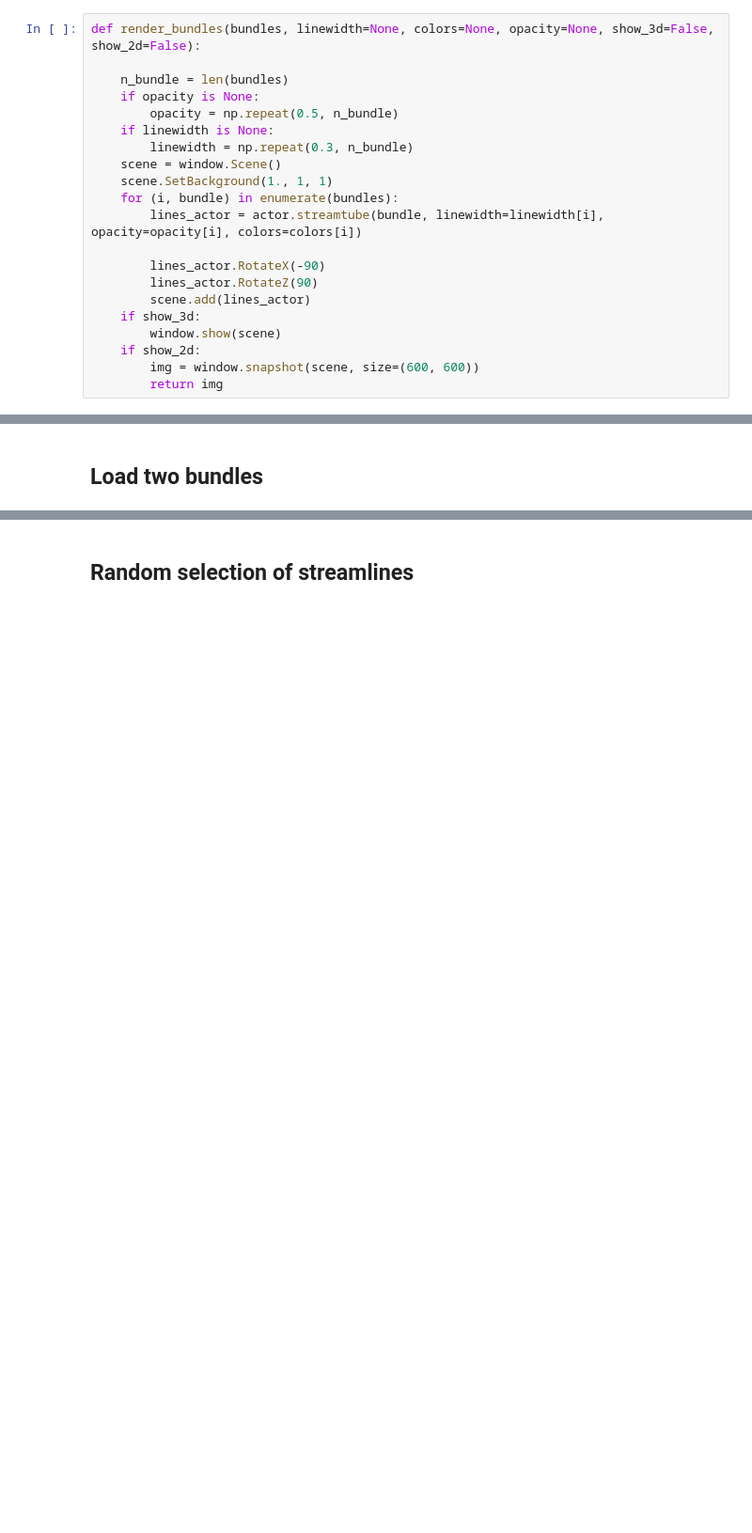
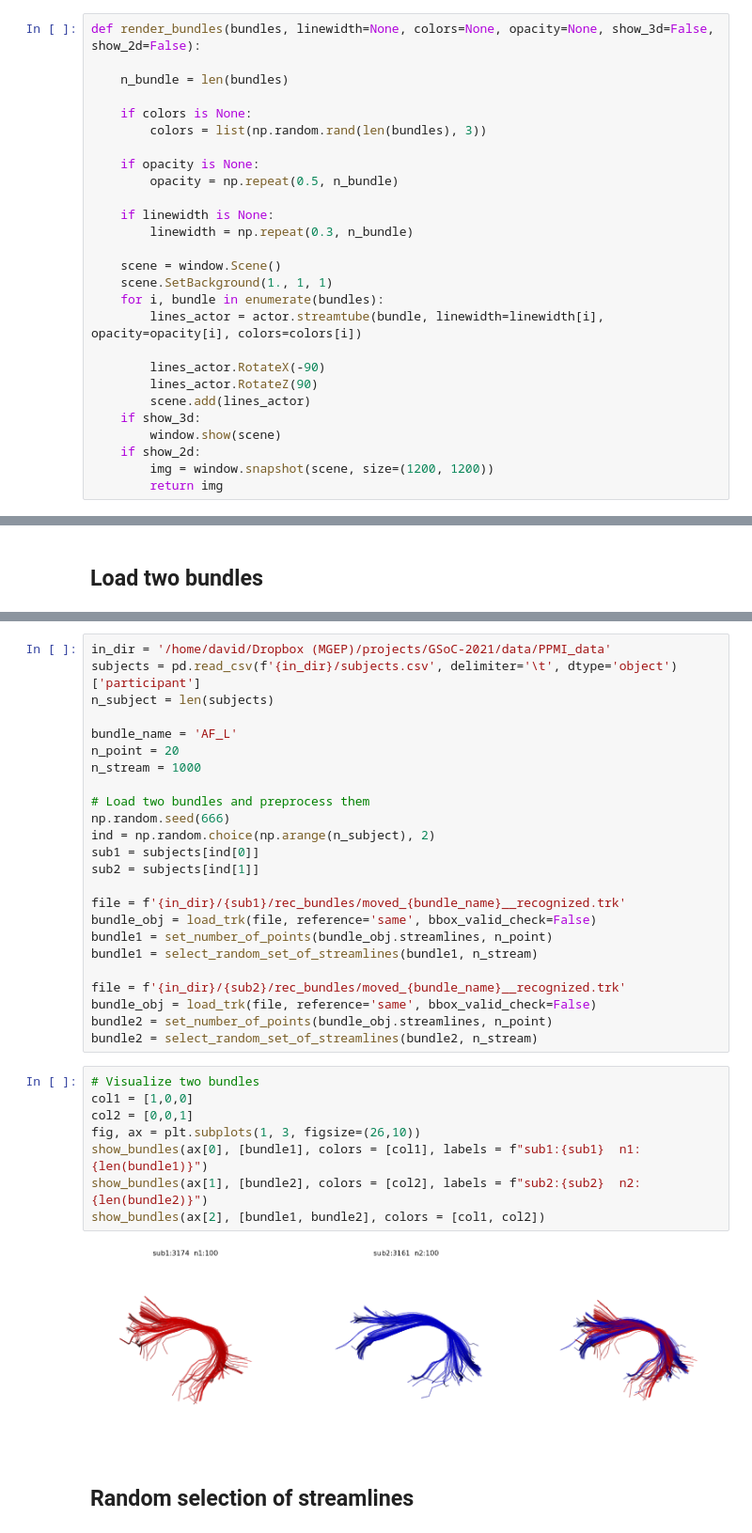
Before and after one commit to drombas/streamlines-gsoc, a Jupyter notebook: code/bundle_combination/bundle_combination.ipynb, the cells around one changed output, grey strips where cells are left out. Shown at 94% size. Drawn from its saved outputs; the diff is of its cells as text; blank space fills up the shorter version.

```diff
--- a/code/bundle_combination/bundle_combination.ipynb
+++ b/code/bundle_combination/bundle_combination.ipynb
@@ -141,13 +169,19 @@ def combine_bundles(bundle1, bundle2, comb_method='rlap', distance='mdf',
 def render_bundles(bundles, linewidth=None, colors=None, opacity=None, show_3d=False, show_2d=False):
 
     n_bundle = len(bundles)
+
+    if colors is None:
+        colors = list(np.random.rand(len(bundles), 3))
+
     if opacity is None:
         opacity = np.repeat(0.5, n_bundle)
+
     if linewidth is None:
         linewidth = np.repeat(0.3, n_bundle)
+
     scene = window.Scene()
     scene.SetBackground(1., 1, 1)
-    for (i, bundle) in enumerate(bundles):
+    for i, bundle in enumerate(bundles):
         lines_actor = actor.streamtube(bundle, linewidth=linewidth[i], opacity=opacity[i], colors=colors[i])
 
         lines_actor.RotateX(-90)
@@ -156,6 +190,6 @@ def render_bundles(bundles, linewidth=None, colors=None, opacity=None, show_3d=F
     if show_3d:
         window.show(scene)
     if show_2d:
-        img = window.snapshot(scene, size=(600, 600))
+        img = window.snapshot(scene, size=(1200, 1200))
         return img
 # %%
@@ -215,2 +207,36 @@ FileNotFoundError: [Errno 2] No such file or directory: '/home/david/Dropbox (MG
+# %%
+in_dir = '/home/david/Dropbox (MGEP)/projects/GSoC-2021/data/PPMI_data'
+subjects = pd.read_csv(f'{in_dir}/subjects.csv', delimiter='\t', dtype='object')['participant']
+n_subject = len(subjects)
+
+bundle_name = 'AF_L'
+n_point = 20
+n_stream = 1000
+
+# Load two bundles and preprocess them
+np.random.seed(666)
+ind = np.random.choice(np.arange(n_subject), 2)
+sub1 = subjects[ind[0]]
+sub2 = subjects[ind[1]]
+
+file = f'{in_dir}/{sub1}/rec_bundles/moved_{bundle_name}__recognized.trk'
+bundle_obj = load_trk(file, reference='same', bbox_valid_check=False)
+bundle1 = set_number_of_points(bundle_obj.streamlines, n_point)
+bundle1 = select_random_set_of_streamlines(bundle1, n_stream)
+
+file = f'{in_dir}/{sub2}/rec_bundles/moved_{bundle_name}__recognized.trk'
+bundle_obj = load_trk(file, reference='same', bbox_valid_check=False)
+bundle2 = set_number_of_points(bundle_obj.streamlines, n_point)
+bundle2 = select_random_set_of_streamlines(bundle2, n_stream)
+# %%
+# Visualize two bundles
+col1 = [1,0,0]
+col2 = [0,0,1]
+fig, ax = plt.subplots(1, 3, figsize=(26,10))
+show_bundles(ax[0], [bundle1], colors = [col1], labels = f"sub1:{sub1}  n1:{len(bundle1)}")
+show_bundles(ax[1], [bundle2], colors = [col2], labels = f"sub2:{sub2}  n2:{len(bundle2)}")
+show_bundles(ax[2], [bundle1, bundle2], colors = [col1, col2])
+# %% [output]
+[figure, added]
 # %% [markdown]
 ## Random selection of streamlines
```
Also changed, not shown: parts of 17 cells of this notebook, 3 other files.
